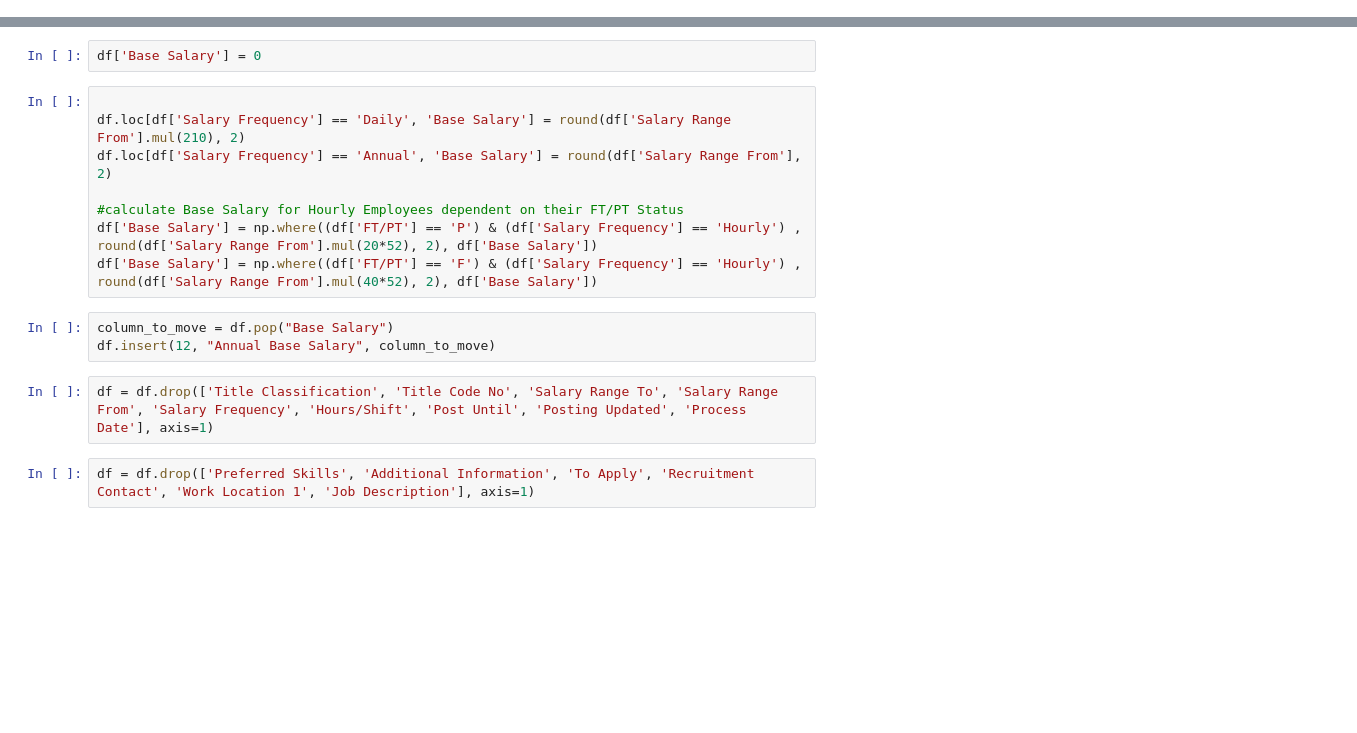
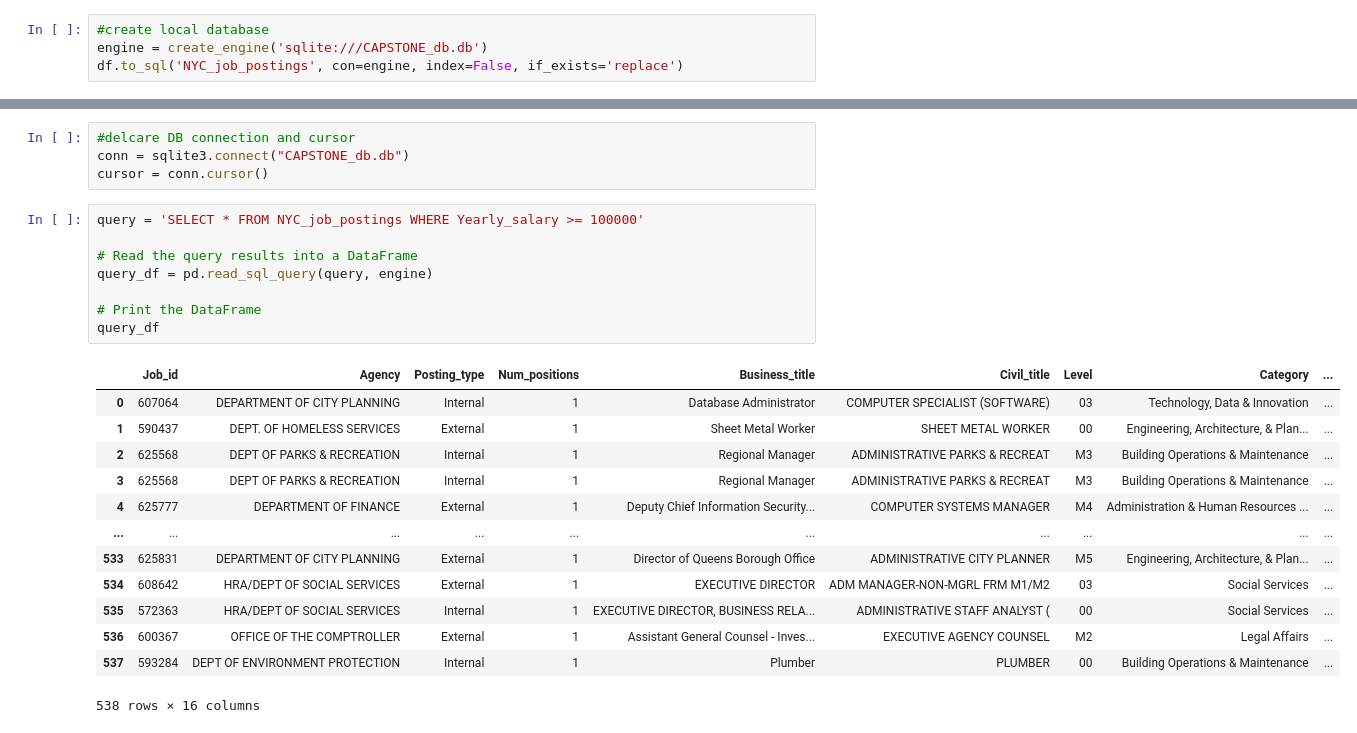
Before and after one commit to Fearnall-Jason/Team4_Capstone, a Jupyter notebook: cleaning_code_capstone.ipynb, the cells around one changed output, grey strips where cells are left out. Saved outputs shown, nothing was run; the diff lists cells and outputs as text; blank space fills up the shorter version.

```diff
--- a/cleaning_code_capstone.ipynb
+++ b/cleaning_code_capstone.ipynb
@@ -11,0 +42,4 @@ df =df.rename(columns={'Full-Time/Part-Time indicator': 'FT/PT', 'Minimum Qual R
+# %%
+#create local database
+engine = create_engine('sqlite:///CAPSTONE_db.db')
+df.to_sql('NYC_job_postings', con=engine, index=False, if_exists='replace')
@@ -33,17 +84,26 @@ array(['Experienced (non-manager)', 'Student', 'Entry-Level', 'Manager',
-# %%
-df['Base Salary'] = 0
-# %%
-
-df.loc[df['Salary Frequency'] == 'Daily', 'Base Salary'] = round(df['Salary Range From'].mul(210), 2)
-df.loc[df['Salary Frequency'] == 'Annual', 'Base Salary'] = round(df['Salary Range From'], 2)
-
-#calculate Base Salary for Hourly Employees dependent on their FT/PT Status
-df['Base Salary'] = np.where((df['FT/PT'] == 'P') & (df['Salary Frequency'] == 'Hourly') , round(df['Salary Range From'].mul(20*52), 2), df['Base Salary'])
-df['Base Salary'] = np.where((df['FT/PT'] == 'F') & (df['Salary Frequency'] == 'Hourly') , round(df['Salary Range From'].mul(40*52), 2), df['Base Salary'])
-# %%
-column_to_move = df.pop("Base Salary")
-df.insert(12, "Annual Base Salary", column_to_move)
-# %%
-df = df.drop(['Title Classification', 'Title Code No', 'Salary Range To', 'Salary Range From', 'Salary Frequency', 'Hours/Shift', 'Post Until', 'Posting Updated', 'Process Date'], axis=1)
-# %%
-df = df.drop(['Preferred Skills', 'Additional Information', 'To Apply', 'Recruitment Contact', 'Work Location 1', 'Job Description'], axis=1)
+# %%
+#delcare DB connection and cursor
+conn = sqlite3.connect("CAPSTONE_db.db")
+cursor = conn.cursor()
+# %%
+query = 'SELECT * FROM NYC_job_postings WHERE Yearly_salary >= 100000'
+
+# Read the query results into a DataFrame
+query_df = pd.read_sql_query(query, engine)
+
+# Print the DataFrame
+query_df
+# %% [output]
+|  | Job_id | Agency | Posting_type | Num_positions | Business_title | Civil_title | Level | Category | ... |
+| 0 | 607064 | DEPARTMENT OF CITY PLANNING | Internal | 1 | Database Administrator | COMPUTER SPECIALIST (SOFTWARE) | 03 | Technology, Data & Innovation | ... |
+| 1 | 590437 | DEPT. OF HOMELESS SERVICES | External | 1 | Sheet Metal Worker | SHEET METAL WORKER | 00 | Engineering, Architecture, & Plan... | ... |
+| 2 | 625568 | DEPT OF PARKS & RECREATION | Internal | 1 | Regional Manager | ADMINISTRATIVE PARKS & RECREAT | M3 | Building Operations & Maintenance | ... |
+| 3 | 625568 | DEPT OF PARKS & RECREATION | Internal | 1 | Regional Manager | ADMINISTRATIVE PARKS & RECREAT | M3 | Building Operations & Maintenance | ... |
+| 4 | 625777 | DEPARTMENT OF FINANCE | External | 1 | Deputy Chief Information Security... | COMPUTER SYSTEMS MANAGER | M4 | Administration & Human Resources ... | ... |
+| ... | ... | ... | ... | ... | ... | ... | ... | ... | ... |
+| 533 | 625831 | DEPARTMENT OF CITY PLANNING | External | 1 | Director of Queens Borough Office | ADMINISTRATIVE CITY PLANNER | M5 | Engineering, Architecture, & Plan... | ... |
+| 534 | 608642 | HRA/DEPT OF SOCIAL SERVICES | External | 1 | EXECUTIVE DIRECTOR | ADM MANAGER-NON-MGRL FRM M1/M2 | 03 | Social Services | ... |
+| 535 | 572363 | HRA/DEPT OF SOCIAL SERVICES | Internal | 1 | EXECUTIVE DIRECTOR, BUSINESS RELA... | ADMINISTRATIVE STAFF ANALYST ( | 00 | Social Services | ... |
+| 536 | 600367 | OFFICE OF THE COMPTROLLER | External | 1 | Assistant General Counsel - Inves... | EXECUTIVE AGENCY COUNSEL | M2 | Legal Affairs | ... |
+| 537 | 593284 | DEPT OF ENVIRONMENT PROTECTION | Internal | 1 | Plumber | PLUMBER | 00 | Building Operations & Maintenance | ... |
+538 rows × 16 columns
```
Also changed, not shown: parts of 20 cells of this notebook.
